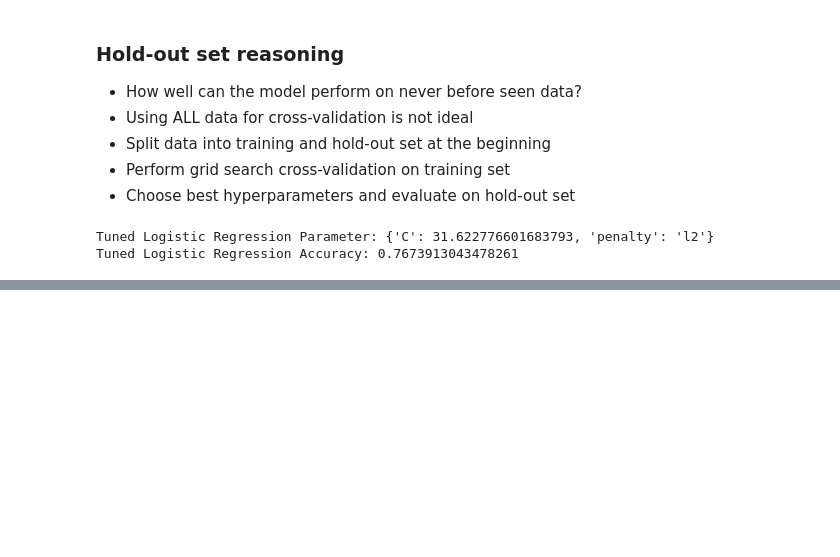
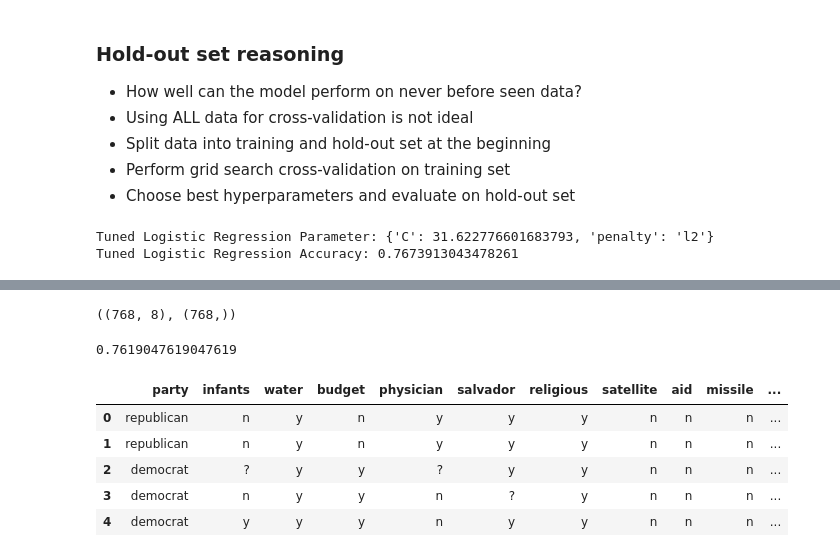
Before and after one commit to MikSm1th/datacamp_notes, a Jupyter notebook: supervised_learning_with_scikit_learn/Fine-tuning your model .ipynb, the cells around one changed output, grey strips where cells are left out. Drawn from its saved outputs; the diff is of its cells as text; code cells hidden in the pictures; blank space fills up the shorter version.

```diff
--- a/supervised_learning_with_scikit_learn/Fine-tuning your model .ipynb
+++ b/supervised_learning_with_scikit_learn/Fine-tuning your model .ipynb
@@ -435,0 +564,48 @@ Tuned ElasticNet MSE: 0.16664179543611
+# %%
+X = df.drop('diabetes', axis=1)
+y = df.diabetes
+X.shape, y.shape
+# %% [output]
+((768, 8), (768,))
+# %%
+from sklearn.pipeline import Pipeline
+from sklearn.preprocessing import Imputer
+from sklearn.model_selection import train_test_split
+
+imp = Imputer(missing_values='NaN', strategy='mean', axis=0)
+
+logreg = LogisticRegression()
+
+steps =[('imputation', imp),
+        ('logistic_regression', logreg)]
+
+pipeline = Pipeline(steps)
+
+X = df.drop('diabetes', axis=1)
+y = df.diabetes
+
+X_train, X_test, y_train, y_test = train_test_split(X, y,
+                                                   test_size=0.3,
+                                                   random_state=42)
+
+pipeline.fit(X_train, y_train)
+
+y_pred = pipeline.predict(X_test)
+
+pipeline.score(X_test, y_test)
+# %% [output]
+0.7619047619047619
+# %%
+cols = ['party', 'infants', 'water', 'budget', 'physician', 'salvador',
+       'religious', 'satellite', 'aid', 'missile', 'immigration', 'synfuels',
+       'education', 'superfund', 'crime', 'duty_free_exports', 'eaa_rsa']
+# %%
+df = pd.read_csv('house-votes-84.csv', names=cols)
+df.head()
+# %% [output]
+|  | party | infants | water | budget | physician | salvador | religious | satellite | aid | missile | ... |
+| 0 | republican | n | y | n | y | y | y | n | n | n | ... |
+| 1 | republican | n | y | n | y | y | y | n | n | n | ... |
+| 2 | democrat | ? | y | y | ? | y | y | n | n | n | ... |
+| 3 | democrat | n | y | y | n | ? | y | n | n | n | ... |
+| 4 | democrat | y | y | y | n | y | y | n | n | n | ... |
```
Also changed, not shown: parts of 44 cells of this notebook, 11 other files.
